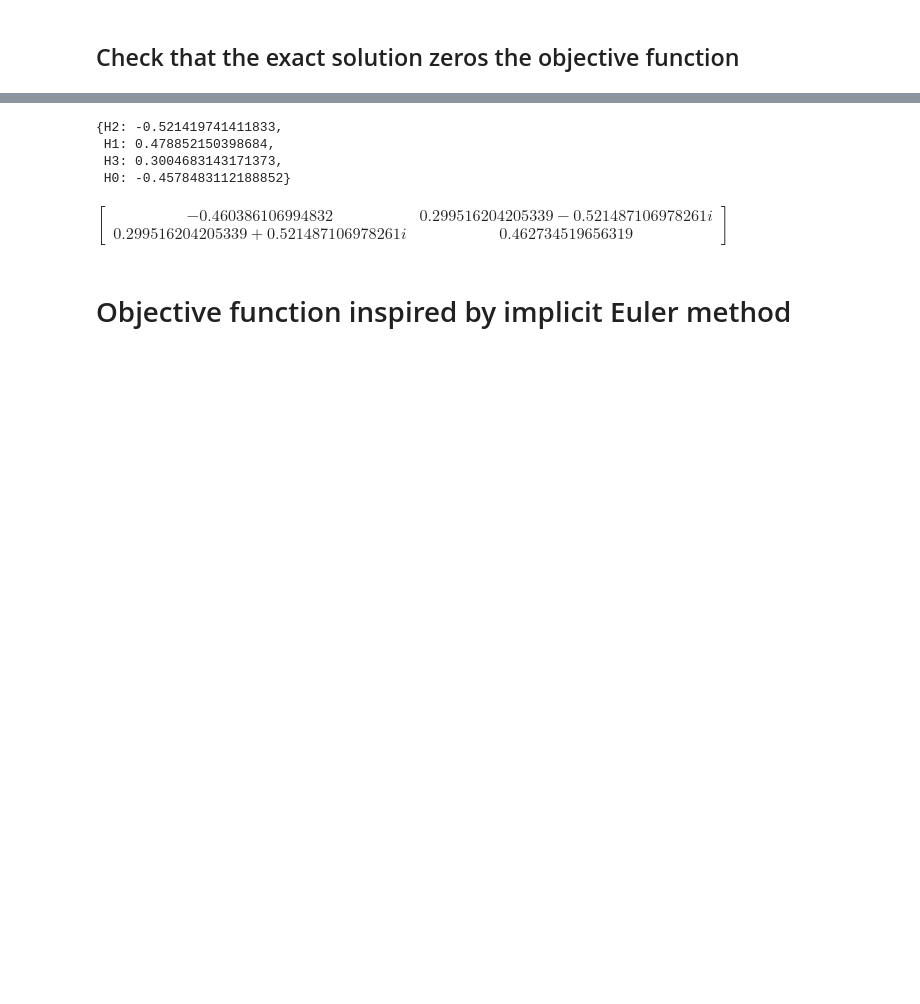
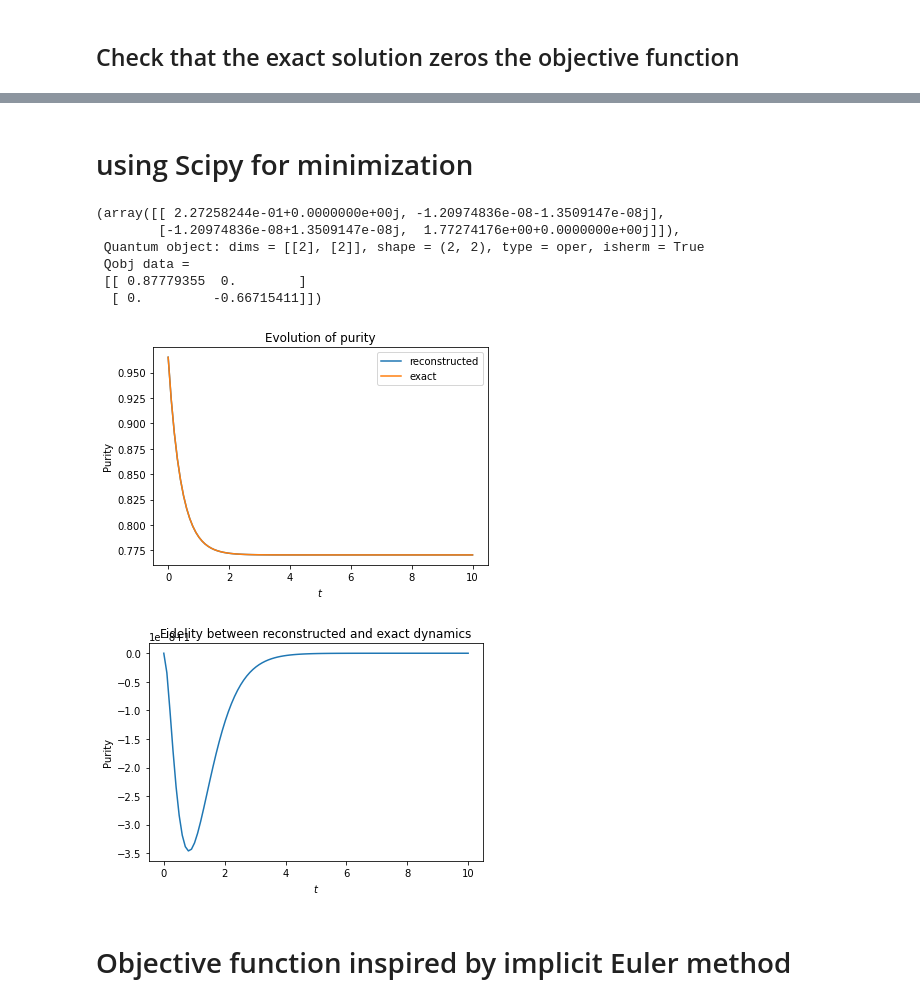
Before and after one commit to dibondar/QSystemIdentification, a Jupyter notebook: Lindblad_SI_compop.ipynb, the cells around one changed output, grey strips where cells are left out. Cells and saved outputs as stored; diff of their text form; code cells hidden in the pictures; blank space fills up the shorter version.

```diff
--- a/Lindblad_SI_compop.ipynb
+++ b/Lindblad_SI_compop.ipynb
@@ -149,11 +224,2 @@ $\displaystyle 1.36152777940879 \cdot 10^{-9}$
-# %%
-solution
-# %% [output]
-{H2: -0.521419741411833,
- H1: 0.478852150398684,
- H3: 0.3004683143171373,
- H0: -0.4578483112188852}
-# %%
-H.subs(solution)
-# %% [output]
-$\displaystyle \left[\begin{matrix}-0.460386106994832 & 0.299516204205339 - 0.521487106978261 i\\0.299516204205339 + 0.521487106978261 i & 0.462734519656319\end{matrix}\right]$
+# %% [markdown]
+# using Scipy for minimization
@@ -160,3 +254,46 @@ $\displaystyle \left[\begin{matrix}-0.460386106994832 & 0.299516204205339 - 0.52
+# %%
+A_reconstructed, A_exact
+# %% [output]
+(array([[ 2.27258244e-01+0.0000000e+00j, -1.20974836e-08-1.3509147e-08j],
+        [-1.20974836e-08+1.3509147e-08j,  1.77274176e+00+0.0000000e+00j]]),
+ Quantum object: dims = [[2], [2]], shape = (2, 2), type = oper, isherm = True
+ Qobj data =
+ [[ 0.87779355  0.        ]
+  [ 0.         -0.66715411]])
+# %%
+results_reconstructed = mesolve(
+    Qobj(H_reconstructed), Qobj(rho[0]), results.times, [Qobj(A_reconstructed)]
+)
+
+plt.title("Evolution of purity")
+plt.plot(
+    results.times,
+    [_.purity() for _ in results_reconstructed.states],
+    label='reconstructed'
+)
+plt.plot(
+    results.times,
+    [_.purity() for _ in results.states],
+    label='exact'
+)
+
+plt.xlabel('$t$')
+plt.ylabel('Purity')
+plt.legend()
+plt.show()
+
+plt.title("Fidelity between reconstructed and exact dynamics")
+plt.plot(
+    results.times,
+    [fidelity(rho1, rho2) for rho1, rho2 in zip(results_reconstructed.states, results.states)]
+)
+
+plt.xlabel('$t$')
+plt.ylabel('Purity')
+plt.show()
+# %% [output]
+[figure, added]
+[figure, added]
 # %% [markdown]
 # Objective function inspired by implicit Euler method
 # %%
```
Also changed, not shown: parts of 31 cells of this notebook.
